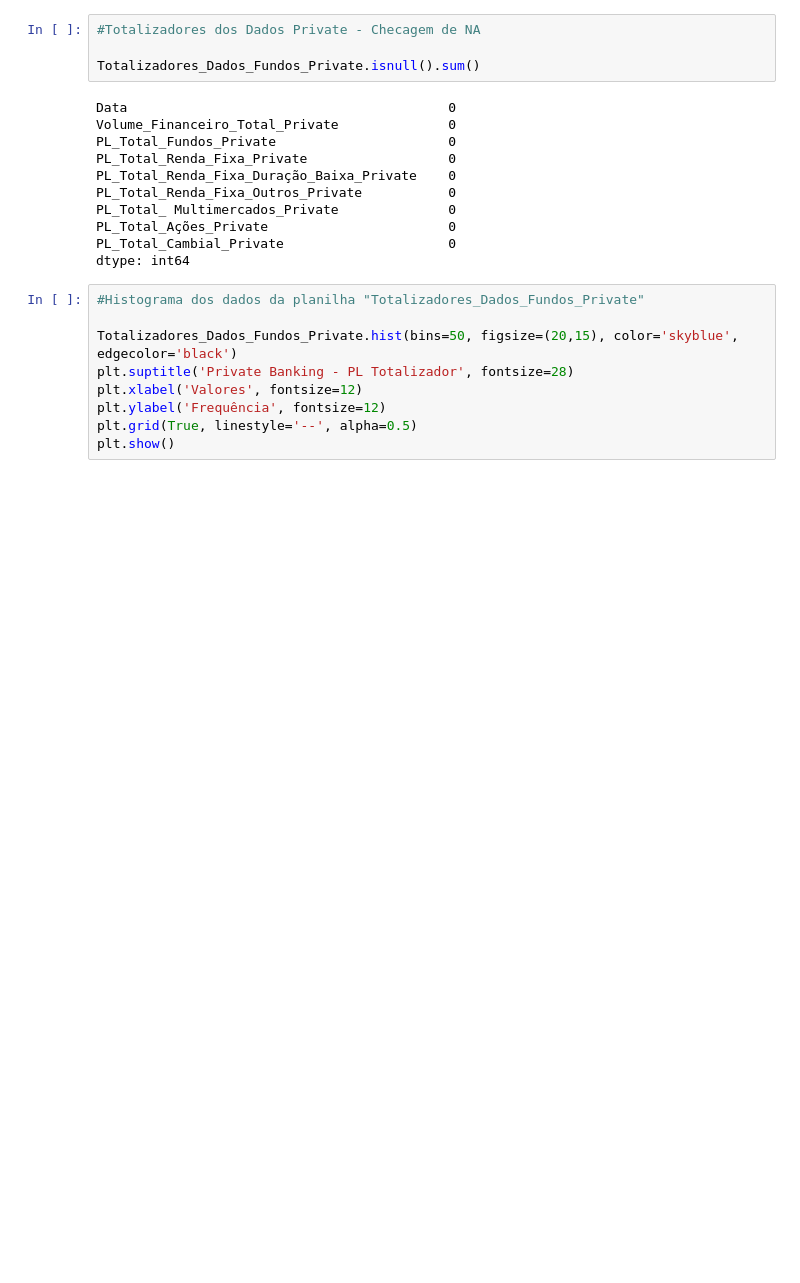
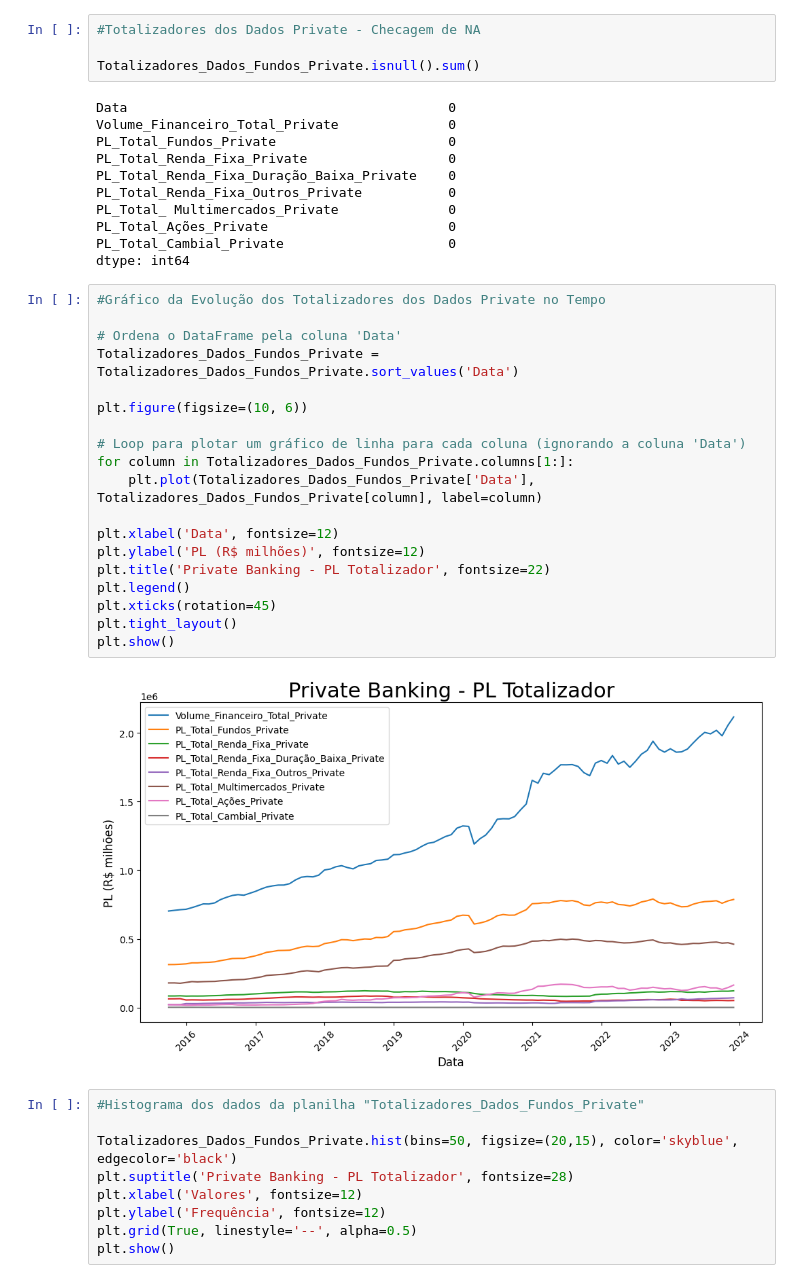
Before and after one commit to Verg0305/Deep_Learning_FGV, a Jupyter notebook: Trabalho_Private.ipynb, the cells around one changed output. Drawn from its saved outputs; the diff is of its cells as text; blank space fills up the shorter version.

```diff
--- a/Trabalho_Private.ipynb
+++ b/Trabalho_Private.ipynb
@@ -197,6 +197,27 @@ PL_Total_ Multimercados_Private              0
 PL_Total_Ações_Private                       0
 PL_Total_Cambial_Private                     0
 dtype: int64
+# %%
+#Gráfico da Evolução dos Totalizadores dos Dados Private no Tempo
+
+# Ordena o DataFrame pela coluna 'Data'
+Totalizadores_Dados_Fundos_Private = Totalizadores_Dados_Fundos_Private.sort_values('Data')
+
+plt.figure(figsize=(10, 6))
+
+# Loop para plotar um gráfico de linha para cada coluna (ignorando a coluna 'Data')
+for column in Totalizadores_Dados_Fundos_Private.columns[1:]:
+    plt.plot(Totalizadores_Dados_Fundos_Private['Data'], Totalizadores_Dados_Fundos_Private[column], label=column)
+
+plt.xlabel('Data', fontsize=12)
+plt.ylabel('PL (R$ milhões)', fontsize=12)
+plt.title('Private Banking - PL Totalizador', fontsize=22)
+plt.legend()
+plt.xticks(rotation=45)
+plt.tight_layout()
+plt.show()
+# %% [output]
+[figure, added]
 # %%
 #Histograma dos dados da planilha "Totalizadores_Dados_Fundos_Private"
 
```
Also changed, not shown: parts of 12 cells of this notebook.
